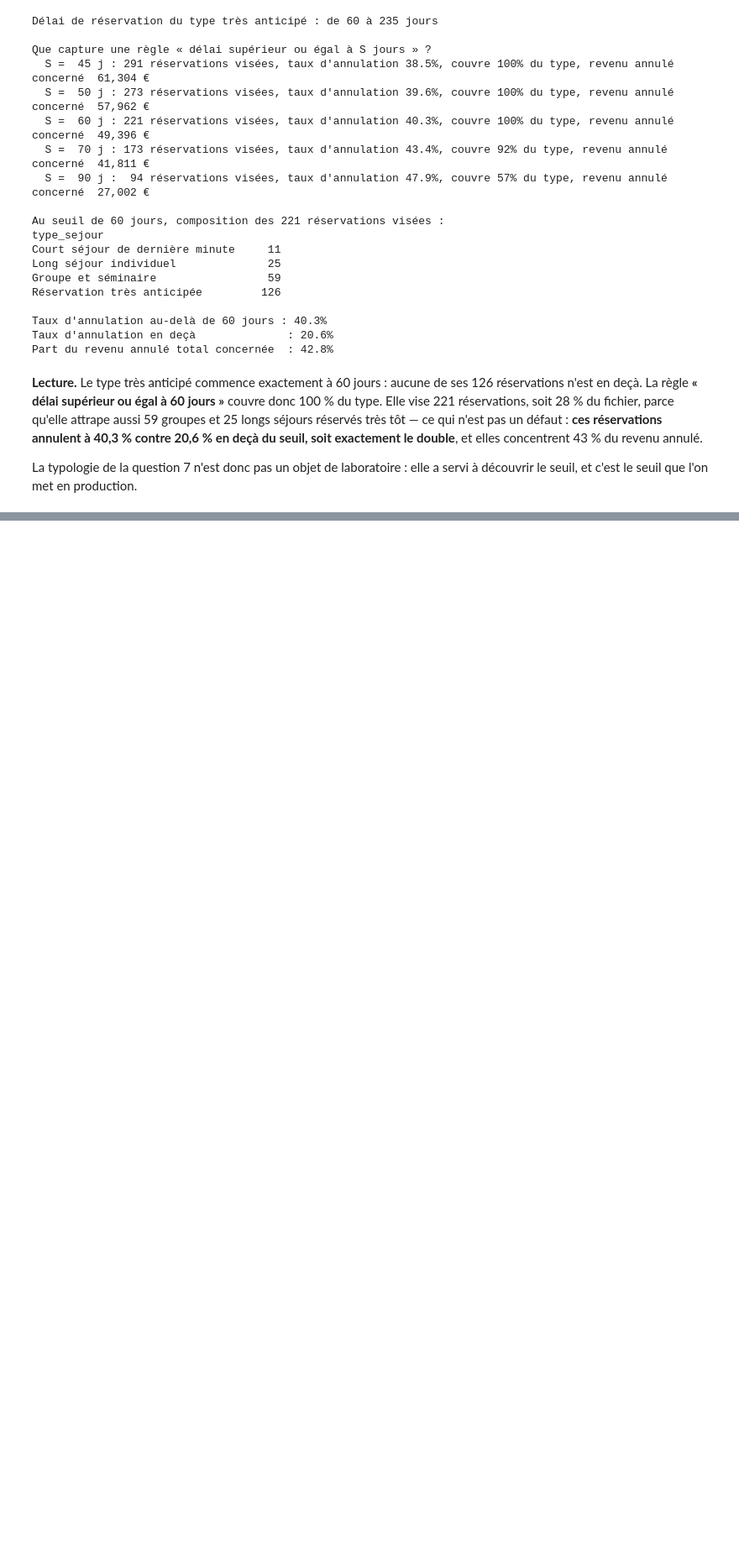
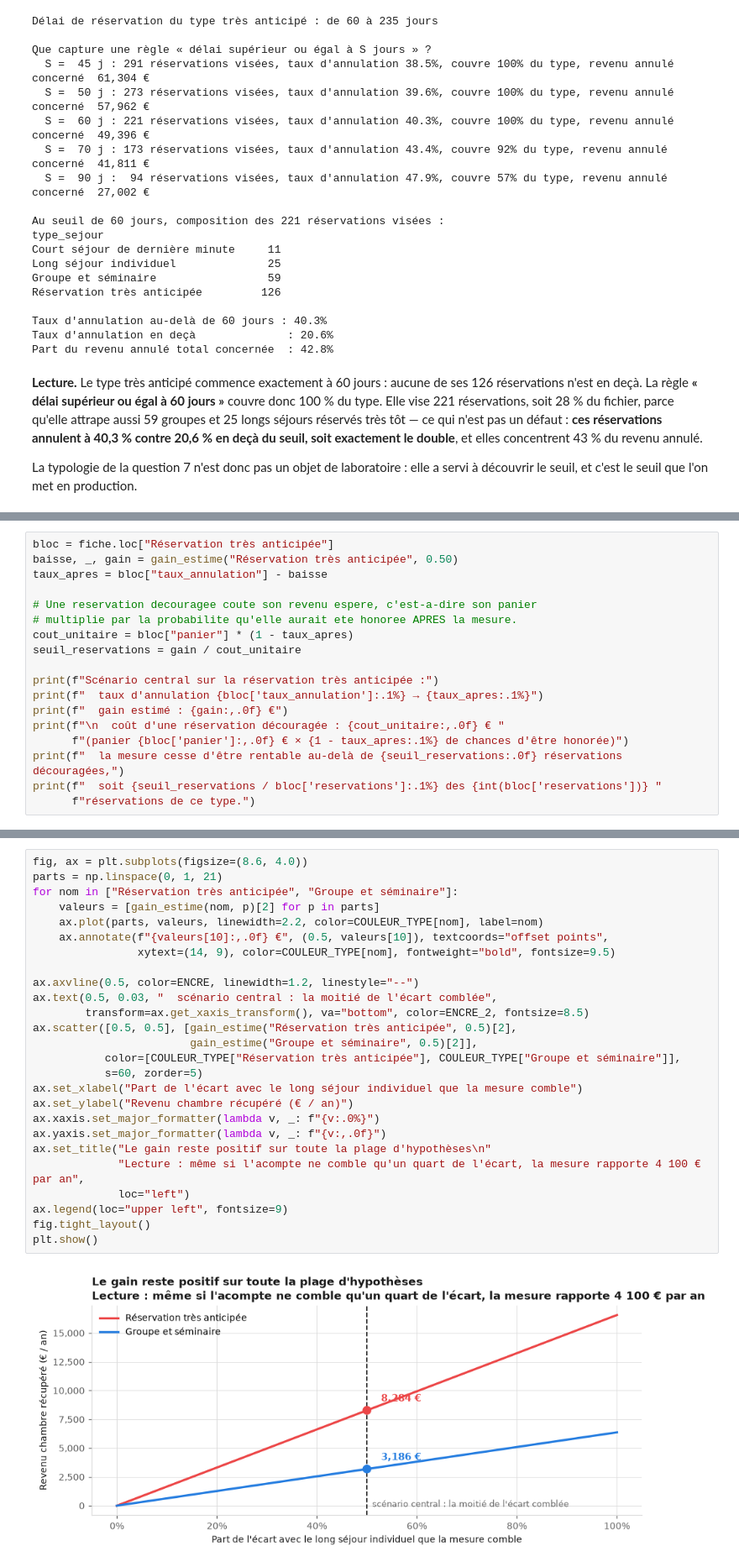
Before and after one commit to Wens10/PROJET-DATAMINING, a Jupyter notebook: notebooks/Q8.ipynb, the cells around one changed output, grey strips where cells are left out. Shown at 84% size. Drawn from its saved outputs; the diff is of its cells as text; blank space fills up the shorter version.

```diff
--- a/notebooks/Q8.ipynb
+++ b/notebooks/Q8.ipynb
@@ -478,0 +545,18 @@ c'est le seuil que l'on met en production.
+# %%
+bloc = fiche.loc["Réservation très anticipée"]
+baisse, _, gain = gain_estime("Réservation très anticipée", 0.50)
+taux_apres = bloc["taux_annulation"] - baisse
+
+# Une reservation decouragee coute son revenu espere, c'est-a-dire son panier
+# multiplie par la probabilite qu'elle aurait ete honoree APRES la mesure.
+cout_unitaire = bloc["panier"] * (1 - taux_apres)
+seuil_reservations = gain / cout_unitaire
+
+print(f"Scénario central sur la réservation très anticipée :")
+print(f"  taux d'annulation {bloc['taux_annulation']:.1%} → {taux_apres:.1%}")
+print(f"  gain estimé : {gain:,.0f} €")
+print(f"\n  coût d'une réservation découragée : {cout_unitaire:,.0f} € "
+      f"(panier {bloc['panier']:,.0f} € × {1 - taux_apres:.1%} de chances d'être honorée)")
+print(f"  la mesure cesse d'être rentable au-delà de {seuil_reservations:.0f} réservations découragées,")
+print(f"  soit {seuil_reservations / bloc['reservations']:.1%} des {int(bloc['reservations'])} "
+      f"réservations de ce type.")
@@ -478,0 +571,28 @@ c'est le seuil que l'on met en production.
+# %%
+fig, ax = plt.subplots(figsize=(8.6, 4.0))
+parts = np.linspace(0, 1, 21)
+for nom in ["Réservation très anticipée", "Groupe et séminaire"]:
+    valeurs = [gain_estime(nom, p)[2] for p in parts]
+    ax.plot(parts, valeurs, linewidth=2.2, color=COULEUR_TYPE[nom], label=nom)
+    ax.annotate(f"{valeurs[10]:,.0f} €", (0.5, valeurs[10]), textcoords="offset points",
+                xytext=(14, 9), color=COULEUR_TYPE[nom], fontweight="bold", fontsize=9.5)
+
+ax.axvline(0.5, color=ENCRE, linewidth=1.2, linestyle="--")
+ax.text(0.5, 0.03, "  scénario central : la moitié de l'écart comblée",
+        transform=ax.get_xaxis_transform(), va="bottom", color=ENCRE_2, fontsize=8.5)
+ax.scatter([0.5, 0.5], [gain_estime("Réservation très anticipée", 0.5)[2],
+                        gain_estime("Groupe et séminaire", 0.5)[2]],
+           color=[COULEUR_TYPE["Réservation très anticipée"], COULEUR_TYPE["Groupe et séminaire"]],
+           s=60, zorder=5)
+ax.set_xlabel("Part de l'écart avec le long séjour individuel que la mesure comble")
+ax.set_ylabel("Revenu chambre récupéré (€ / an)")
+ax.xaxis.set_major_formatter(lambda v, _: f"{v:.0%}")
+ax.yaxis.set_major_formatter(lambda v, _: f"{v:,.0f}")
+ax.set_title("Le gain reste positif sur toute la plage d'hypothèses\n"
+             "Lecture : même si l'acompte ne comble qu'un quart de l'écart, la mesure rapporte 4 100 € par an",
+             loc="left")
+ax.legend(loc="upper left", fontsize=9)
+fig.tight_layout()
+plt.show()
+# %% [output]
+[figure, added]
```
Also changed, not shown: parts of 4 cells of this notebook.
